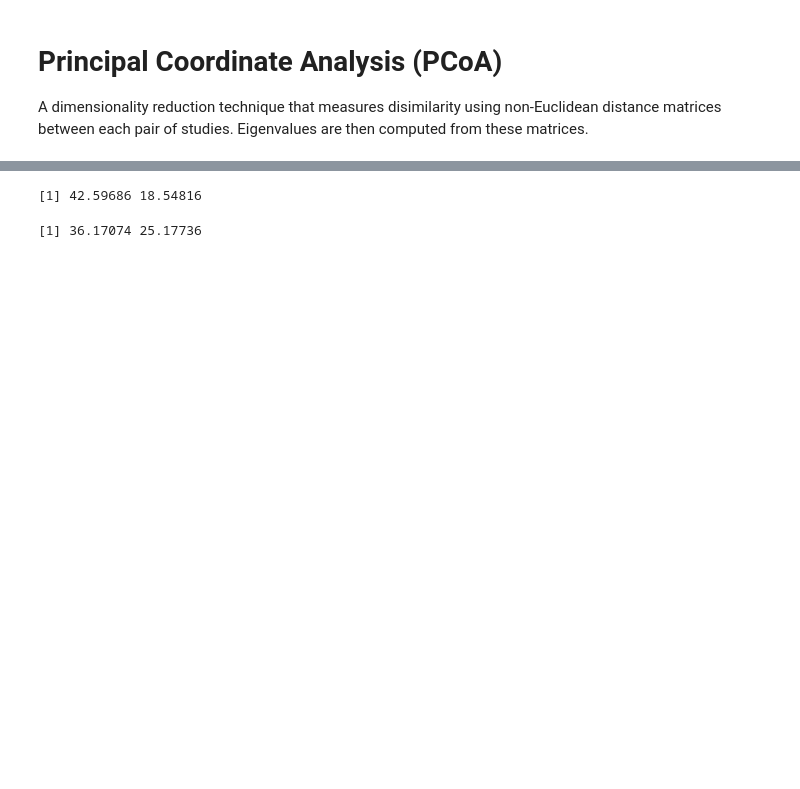
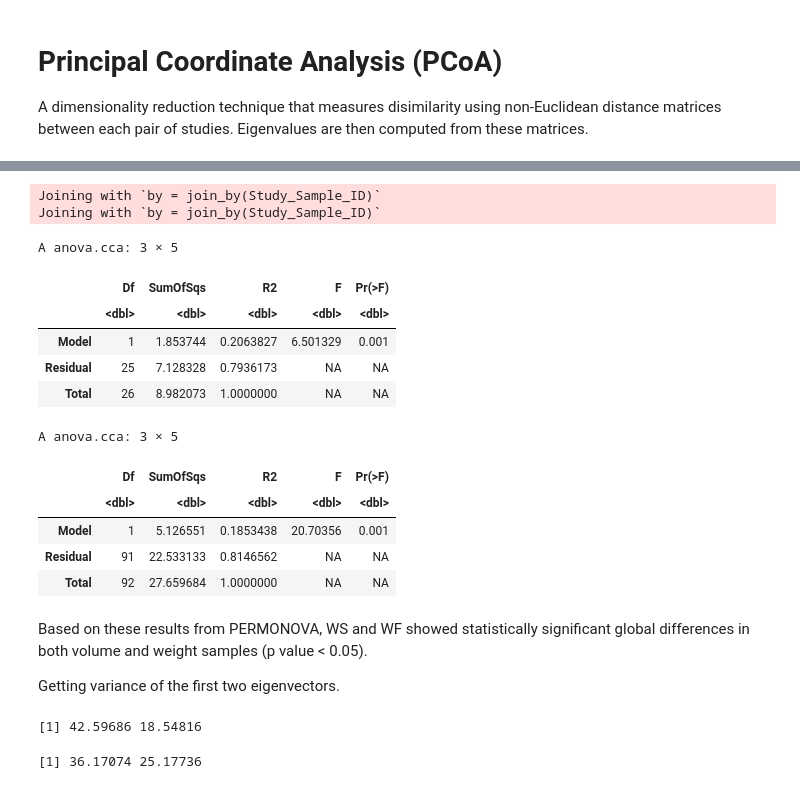
Before and after one commit to UNC-CEMALB/P1015.-Wildfire_Suffcient_Similiarity, a Jupyter notebook: 2. Cluster Analysis/PCoA.ipynb, the cells around one changed output, grey strips where cells are left out. Saved outputs shown, nothing was run; the diff lists cells and outputs as text; code cells hidden in the pictures; blank space fills up the shorter version.

```diff
--- a/2. Cluster Analysis/PCoA.ipynb
+++ b/2. Cluster Analysis/PCoA.ipynb
@@ -124 +160,38 @@ A data.frame: 6 × 5
+# %%
+per_vol_df = inner_join(wide_vol_df %>%
+                       rownames_to_column(var = 'Study_Sample_ID'), vol_df[,c(6,3)]) %>%
+    unique() %>%
+    remove_rownames() %>%
+    column_to_rownames('Study_Sample_ID')
+
+per_weight_df = inner_join(wide_weight_df %>%
+                       rownames_to_column(var = 'Study_Sample_ID'), weight_df[,c(6,3)]) %>%
+    unique() %>%
+    remove_rownames() %>%
+    column_to_rownames('Study_Sample_ID')
+
+weight_permonova =  adonis2(bc_weight_df ~ Sample, data = per_weight_df, permutations = 999)
+# %% [output]
+Joining with `by = join_by(Study_Sample_ID)`
+Joining with `by = join_by(Study_Sample_ID)`
+# %%
+vol_permonova
+weight_permonova
+# %% [output]
+A anova.cca: 3 × 5
+|  | Df | SumOfSqs | R2 | F | Pr(>F) |
+|  | <dbl> | <dbl> | <dbl> | <dbl> | <dbl> |
+| Model | 1 | 1.853744 | 0.2063827 | 6.501329 | 0.001 |
+| Residual | 25 | 7.128328 | 0.7936173 | NA | NA |
+| Total | 26 | 8.982073 | 1.0000000 | NA | NA |
+A anova.cca: 3 × 5
+|  | Df | SumOfSqs | R2 | F | Pr(>F) |
+|  | <dbl> | <dbl> | <dbl> | <dbl> | <dbl> |
+| Model | 1 | 5.126551 | 0.1853438 | 20.70356 | 0.001 |
+| Residual | 91 | 22.533133 | 0.8146562 | NA | NA |
+| Total | 92 | 27.659684 | 1.0000000 | NA | NA |
+# %% [markdown]
+Based on these results from PERMONOVA, WS and WF showed statistically significant global differences in both volume and weight samples (p value < 0.05).
+
+Getting variance of the first two eigenvectors.
 # %%
```
Also changed, not shown: parts of 8 cells of this notebook.
